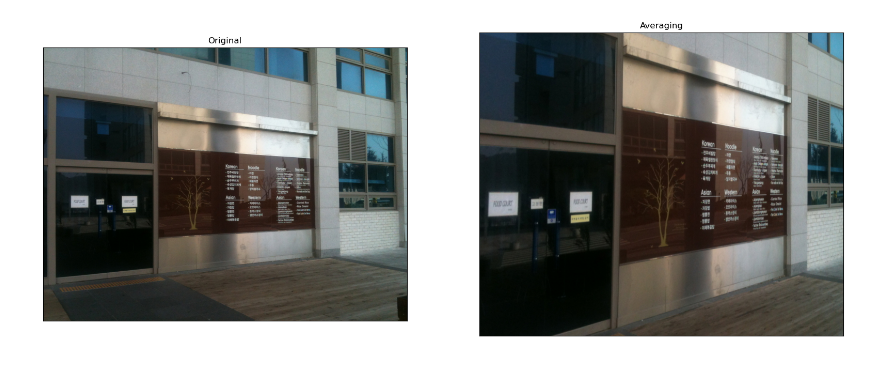
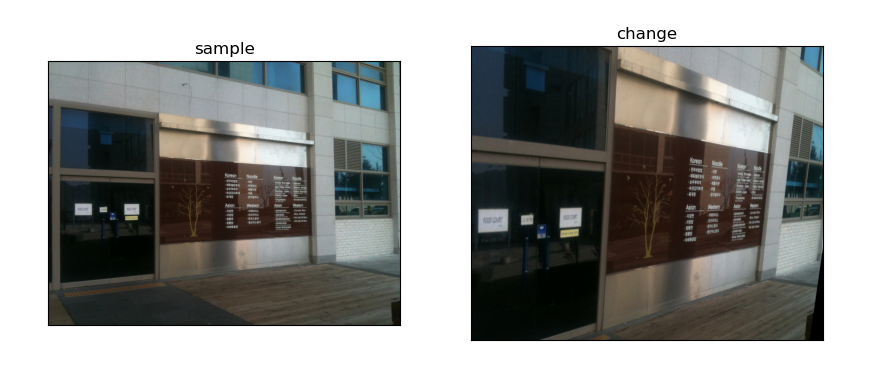
Before and after one commit to zdeik/IP2023, a Jupyter notebook: homework3.ipynb, the cells around one changed output. Saved outputs shown, nothing was run; the diff lists cells and outputs as text; code cells hidden in the pictures.

```diff
--- a/homework3.ipynb
+++ b/homework3.ipynb
@@ -1,22 +1,22 @@
 # %%
 import cv2
 import math
 import numpy as np
 import matplotlib.pyplot as plt
 
 img = cv2.imread('dsu1.jpg',cv2.IMREAD_COLOR)
 cv2.cvtColor(img, cv2.COLOR_BGR2RGB, dst=img)
 rows,cols,ch = img.shape
-pts1 = np.float32([[106,230],[695,171],[115,491],[705,524]])
-pts2 = np.float32([[100,100],[950,100],[100,700],[950,700]])
+pts1 = np.float32([[110,230],[675,170],[115,480],[720,520]])
+pts2 = np.float32([[100,100],[960,110],[100,700],[940,700]])
 M = cv2.getPerspectiveTransform(pts1,pts2)
 dst = cv2.warpPerspective(img,M,(1200,1000))
 
-plt.figure(figsize=(20,20))
-plt.subplot(121),plt.imshow(img),plt.title('Original')
+plt.figure(figsize=(10,10))
+plt.subplot(121),plt.imshow(img),plt.title('sample')
 plt.xticks([]), plt.yticks([])
-plt.subplot(122),plt.imshow(dst),plt.title('Averaging')
+plt.subplot(122),plt.imshow(dst),plt.title('change')
 plt.xticks([]), plt.yticks([])
 plt.show()
 # %% [output]
-[figure, old version]
+[figure, new version]
```
Also changed, not shown: parts of 1 cell of this notebook.
